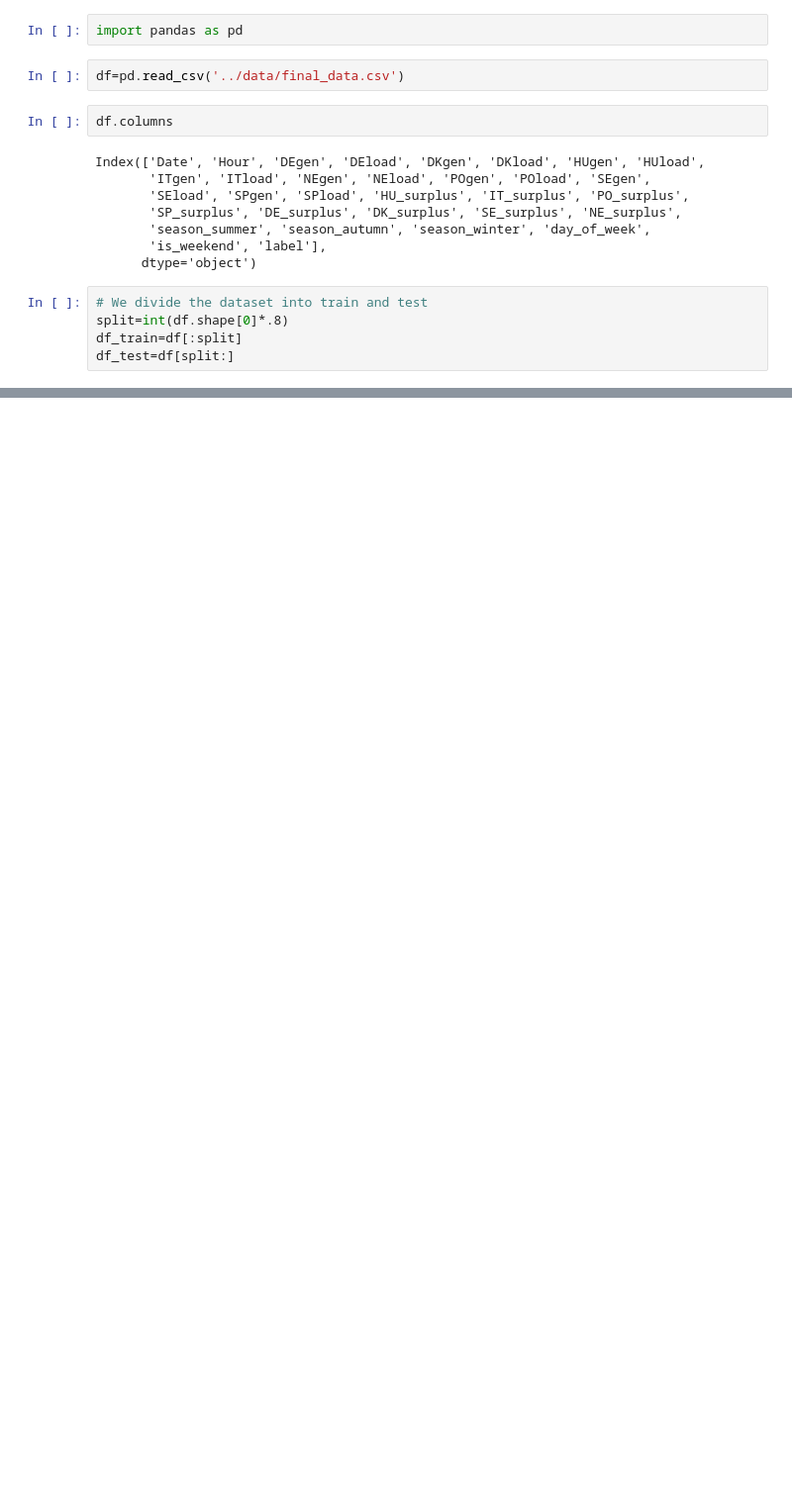
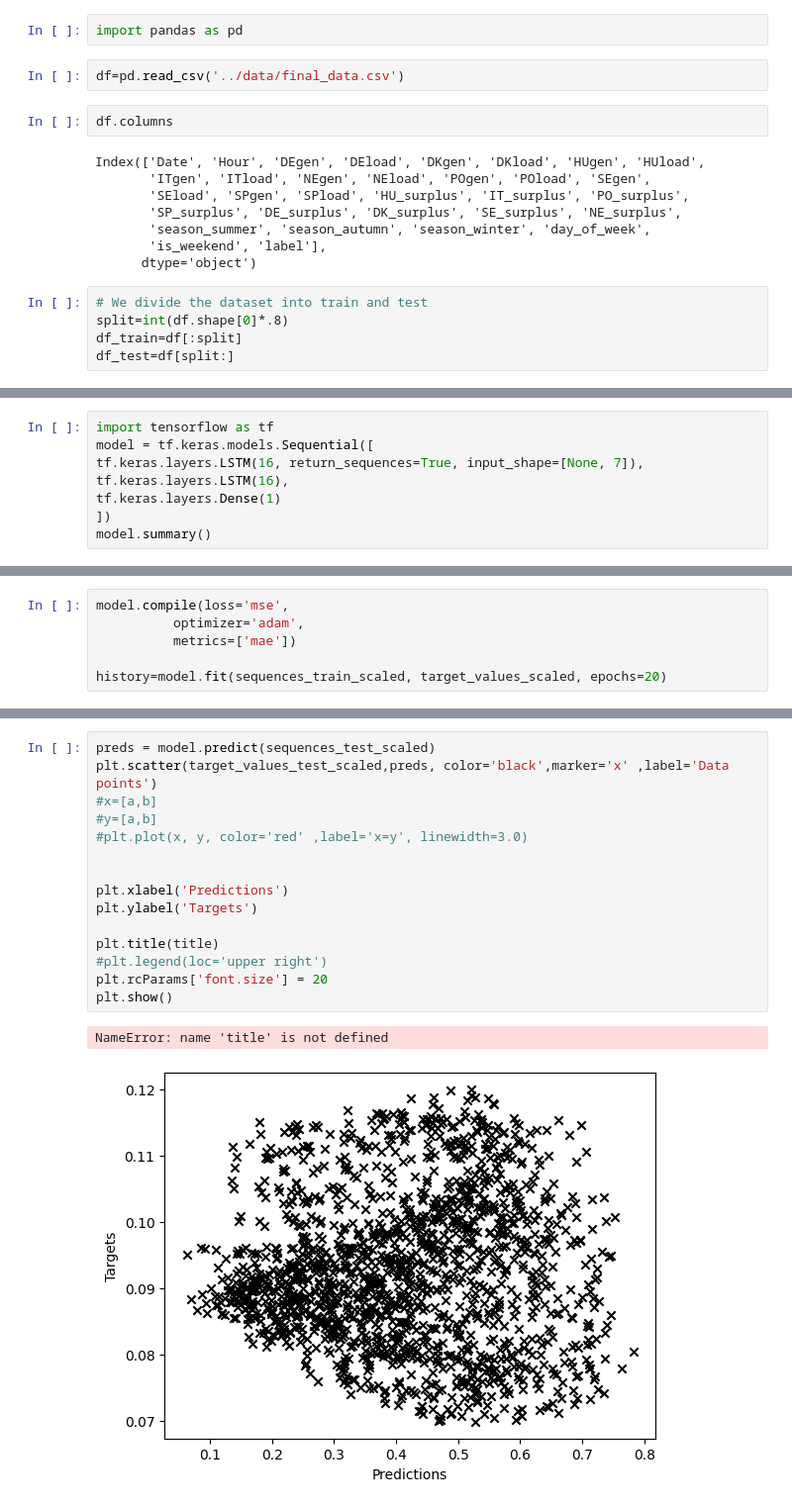
Before and after one commit to arturofredes/SchneiderHackathon_UBEcoFriends, a Jupyter notebook: src/split.ipynb, the cells around one changed output, grey strips where cells are left out. Shown at 99% size. Drawn from its saved outputs; the diff is of its cells as text; blank space fills up the shorter version.

Commit message:
first lstm model

```diff
--- a/src/split.ipynb
+++ b/src/split.ipynb
@@ -63,0 +63,8 @@ X[0,0:168,:].shape
+# %%
+import tensorflow as tf
+model = tf.keras.models.Sequential([
+tf.keras.layers.LSTM(16, return_sequences=True, input_shape=[None, 7]),
+tf.keras.layers.LSTM(16),
+tf.keras.layers.Dense(1)
+])
+model.summary()
@@ -63,0 +127,6 @@ X[0,0:168,:].shape
+# %%
+model.compile(loss='mse',
+          optimizer='adam',
+          metrics=['mae'])
+
+history=model.fit(sequences_train_scaled, target_values_scaled, epochs=20)
@@ -63,0 +161,18 @@ X[0,0:168,:].shape
+# %%
+preds = model.predict(sequences_test_scaled)
+plt.scatter(target_values_test_scaled,preds, color='black',marker='x' ,label='Data points')
+#x=[a,b]
+#y=[a,b]
+#plt.plot(x, y, color='red' ,label='x=y', linewidth=3.0)
+
+
+plt.xlabel('Predictions')
+plt.ylabel('Targets')
+
+plt.title(title)
+#plt.legend(loc='upper right')
+plt.rcParams['font.size'] = 20
+plt.show()
+# %% [output]
+NameError: name 'title' is not defined
+[figure, added]
```
Also changed, not shown: parts of 10 cells of this notebook.
